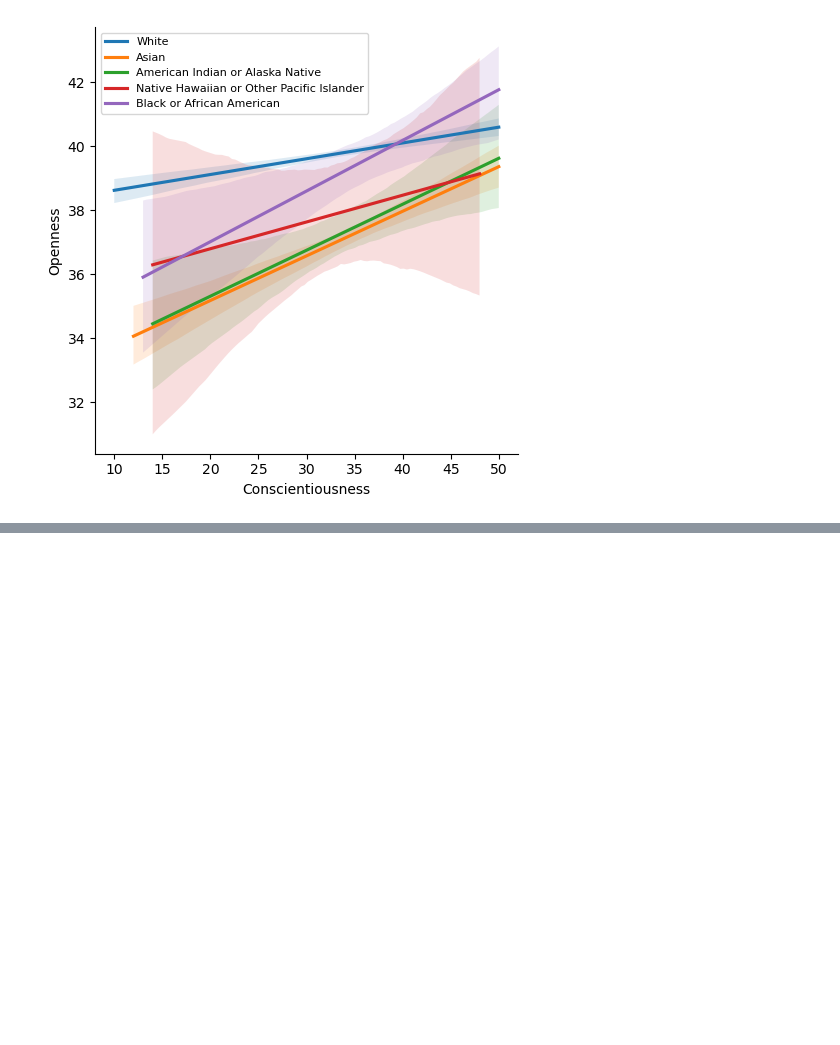
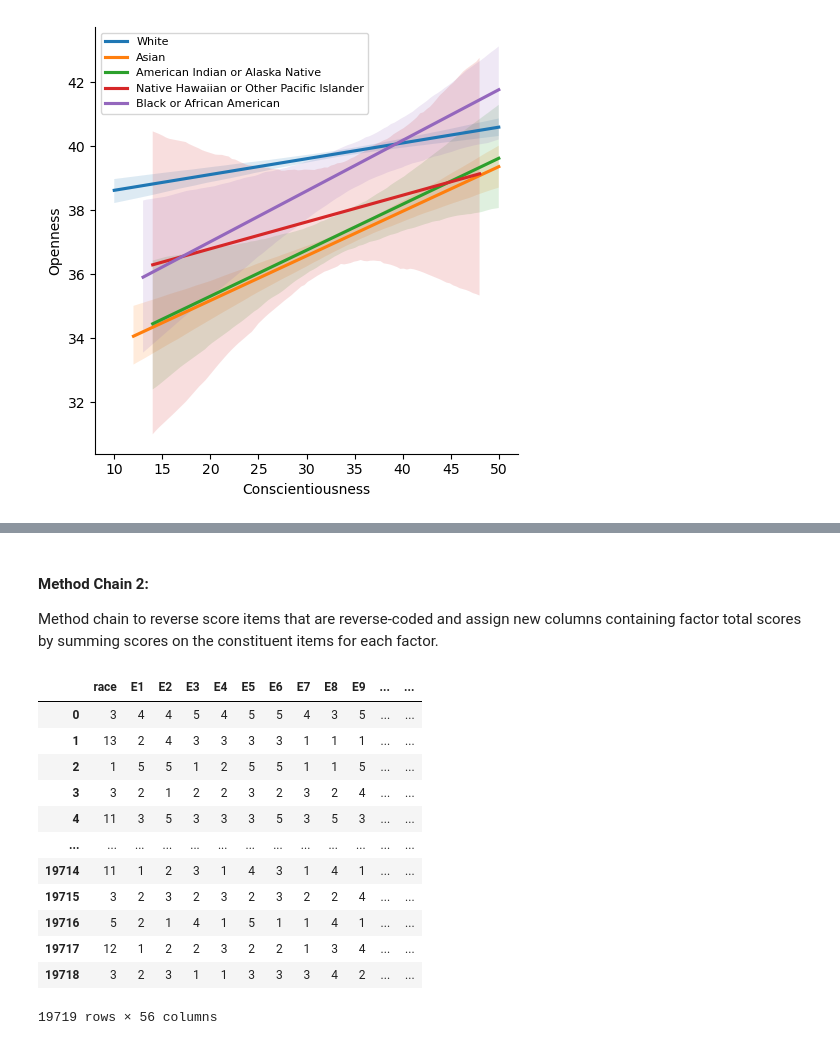
Before and after one commit to ubco-W2022T1-cosc301/project-group23, a Jupyter notebook: notebooks/analysis3.ipynb, the cells around one changed output, grey strips where cells are left out. Drawn from its saved outputs; the diff is of its cells as text; code cells hidden in the pictures; blank space fills up the shorter version.

```diff
--- a/notebooks/analysis3.ipynb
+++ b/notebooks/analysis3.ipynb
@@ -562,0 +590,40 @@ plt.legend(fontsize='8')
+# %% [markdown]
+#### Method Chain 2:
+Method chain to reverse score items that are reverse-coded and assign new columns containing factor total scores by summing scores on the constituent items for each factor.
+# %%
+def reverseScoring(df, high, cols):
+    '''
+    Reverse scores on given column(s).
+
+    Arguments:
+    df - the data frame
+    high - (int) the highest score available
+    cols - the column(s) to reverse
+    '''
+    df[cols] = high - df[cols]
+    return df
+
+df_1 = reverseScoring(df_1, 6, cols=['E2','E4','E6','E8','E10','N1','N3','N5','N6','N7','N8','N9','N10','A1','A3','A5','A7','C2','C4','C6','C8','O2','O4','O6'])
+
+df_2 = (pd.DataFrame(df_1)
+        .assign(E_Total=lambda x: df_1.loc[:, 'E1':'E10'].sum(axis=1))
+        .assign(N_Total=lambda x: df_1.loc[:, 'N1':'N10'].sum(axis=1))
+        .assign(A_Total=lambda x: df_1.loc[:, 'A1':'A10'].sum(axis=1))
+        .assign(C_Total=lambda x: df_1.loc[:, 'C1':'C10'].sum(axis=1))
+        .assign(O_Total=lambda x: df_1.loc[:, 'O1':'O10'].sum(axis=1)))
+
+df_2
+# %% [output]
+|  | race | E1 | E2 | E3 | E4 | E5 | E6 | E7 | E8 | E9 | ... | ... |
+| 0 | 3 | 4 | 4 | 5 | 4 | 5 | 5 | 4 | 3 | 5 | ... | ... |
+| 1 | 13 | 2 | 4 | 3 | 3 | 3 | 3 | 1 | 1 | 1 | ... | ... |
+| 2 | 1 | 5 | 5 | 1 | 2 | 5 | 5 | 1 | 1 | 5 | ... | ... |
+| 3 | 3 | 2 | 1 | 2 | 2 | 3 | 2 | 3 | 2 | 4 | ... | ... |
+| 4 | 11 | 3 | 5 | 3 | 3 | 3 | 5 | 3 | 5 | 3 | ... | ... |
+| ... | ... | ... | ... | ... | ... | ... | ... | ... | ... | ... | ... | ... |
+| 19714 | 11 | 1 | 2 | 3 | 1 | 4 | 3 | 1 | 4 | 1 | ... | ... |
+| 19715 | 3 | 2 | 3 | 2 | 3 | 2 | 3 | 2 | 2 | 4 | ... | ... |
+| 19716 | 5 | 2 | 1 | 4 | 1 | 5 | 1 | 1 | 4 | 1 | ... | ... |
+| 19717 | 12 | 1 | 2 | 2 | 3 | 2 | 2 | 1 | 3 | 4 | ... | ... |
+| 19718 | 3 | 2 | 3 | 1 | 1 | 3 | 3 | 3 | 4 | 2 | ... | ... |
+19719 rows × 56 columns
```
Also changed, not shown: parts of 8 cells of this notebook, 1 other file.
